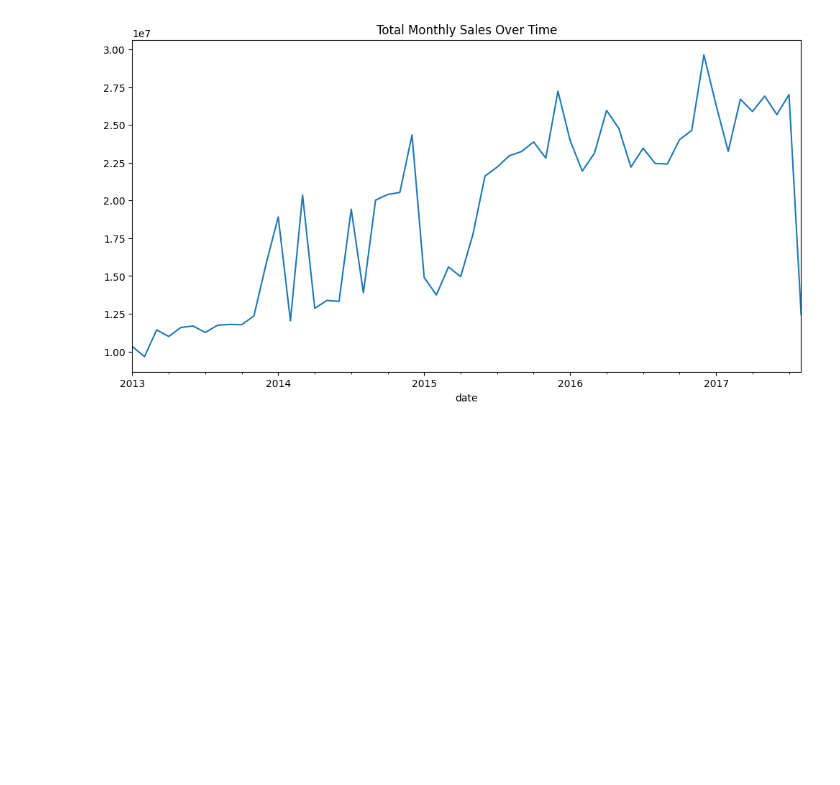
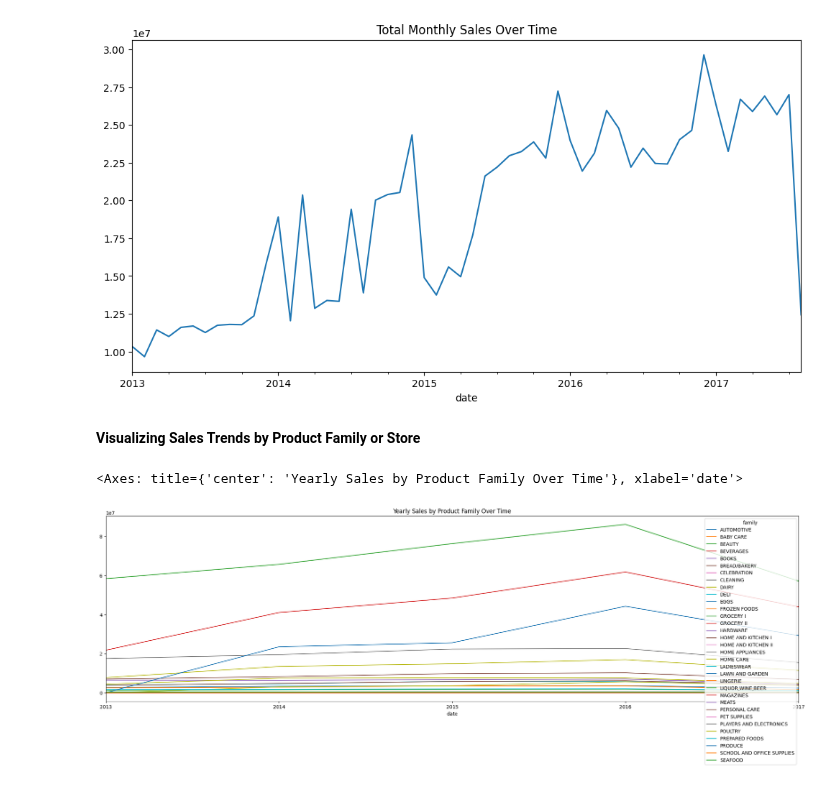
Before and after one commit to Darknight47/Data-Science-Project-01, a Jupyter notebook: ecuador_prediction.ipynb, the cells around one changed output. Drawn from its saved outputs; the diff is of its cells as text; code cells hidden in the pictures; blank space fills up the shorter version.

Commit message:
sales trends by product family

```diff
--- a/ecuador_prediction.ipynb
+++ b/ecuador_prediction.ipynb
@@ -93,3 +95,14 @@ dataset_monthly_sales.plot(title="Total Monthly Sales Over Time", figsize=(12, 6
 # %% [output]
 <Axes: title={'center': 'Total Monthly Sales Over Time'}, xlabel='date'>
 [figure]
+# %% [markdown]
+**Visualizing Sales Trends by Product Family or Store**
+# %%
+# We can also break down sales by family or store_nbr to explore trends specific to product categories or stores.
+# Here we groupping by 'family' to see if there is specific trends to product categories.
+dataset_family_sales = dataset.groupby(['family']).resample('YE').sum()['sales'].unstack(0)
+# %%
+dataset_family_sales.plot(title='Yearly Sales by Product Family Over Time', figsize=(26, 7))
+# %% [output]
+<Axes: title={'center': 'Yearly Sales by Product Family Over Time'}, xlabel='date'>
+[figure, added]
```
Also changed, not shown: parts of 1 cell of this notebook.
